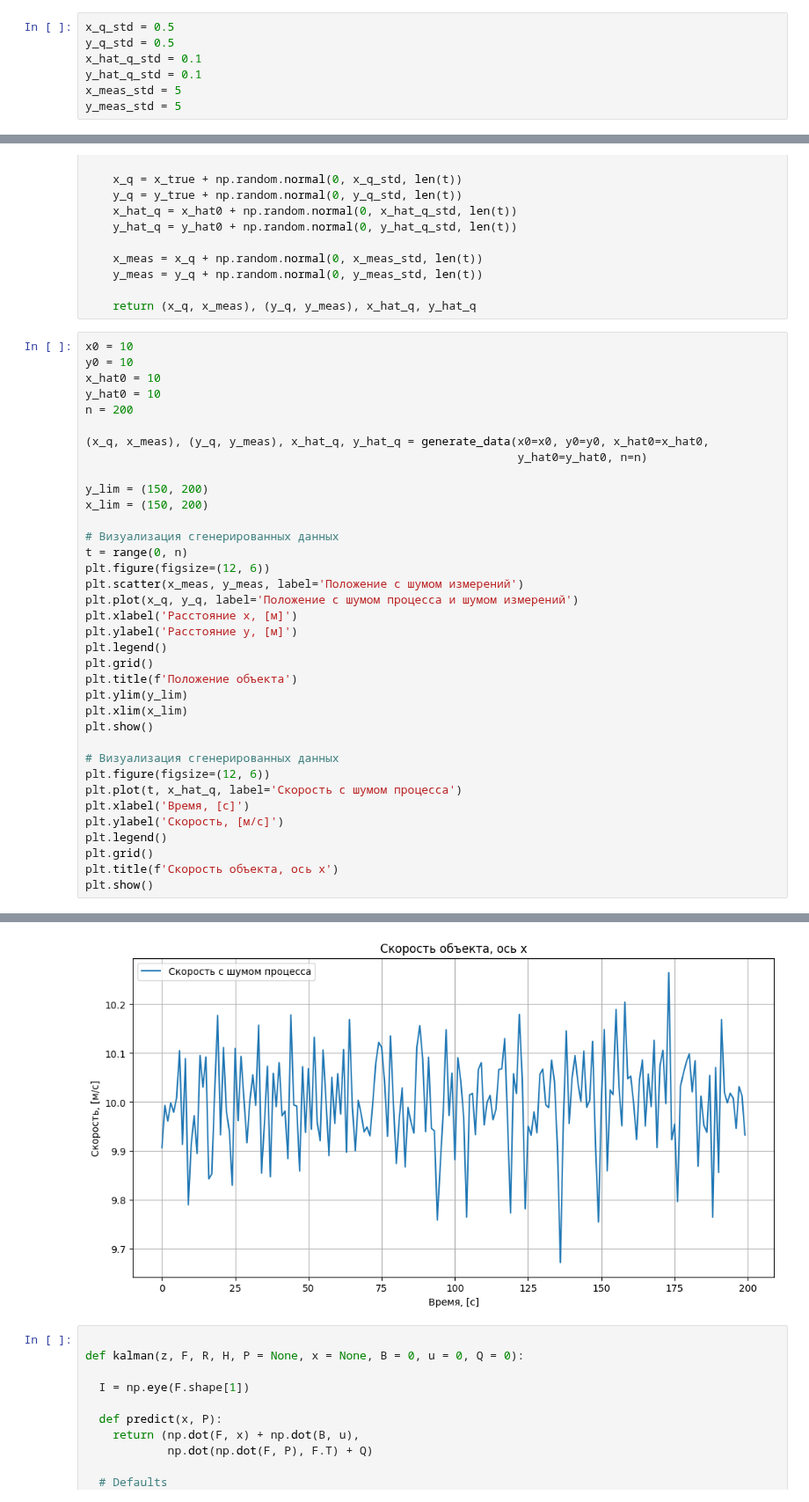
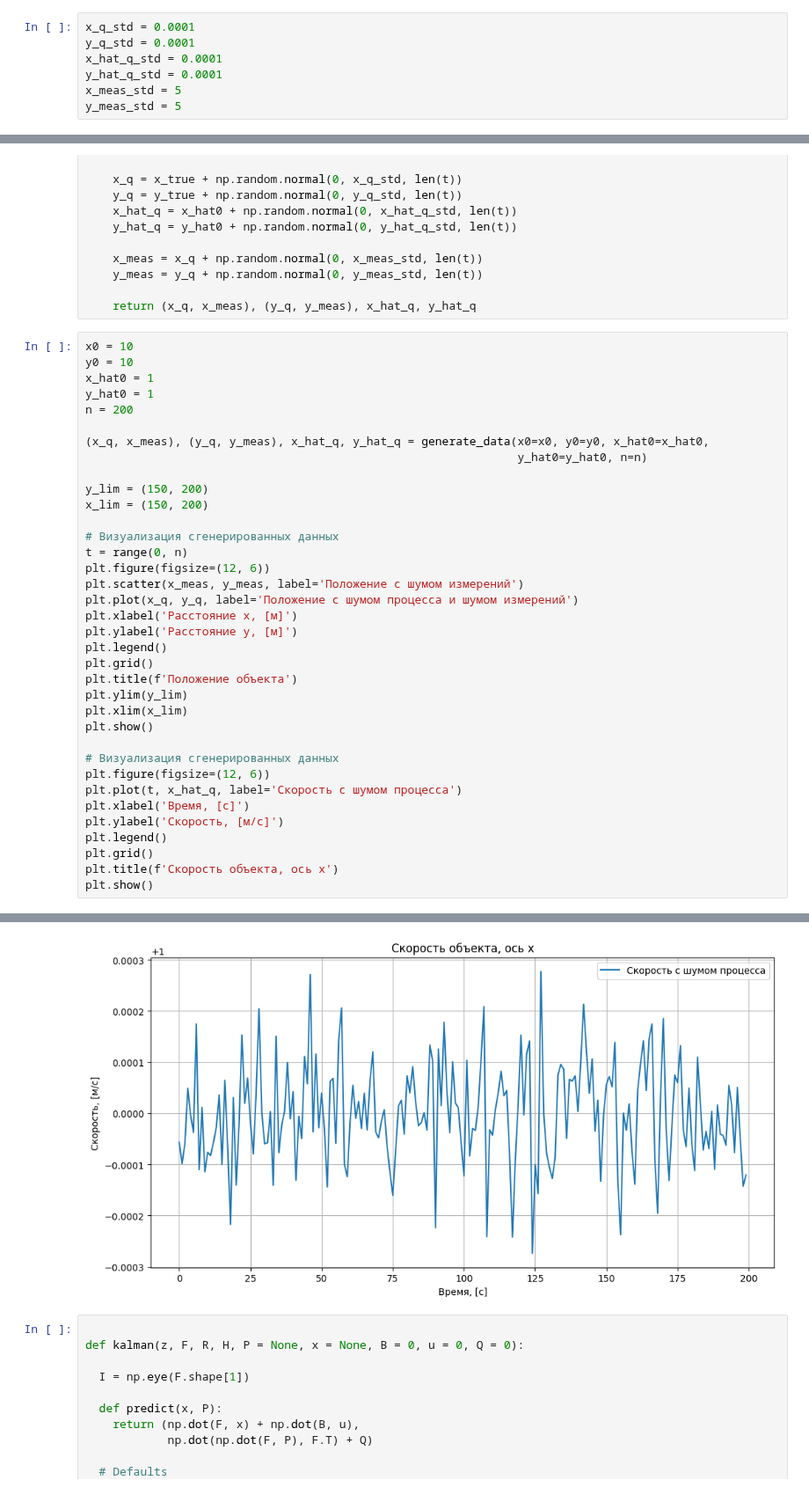
Before and after one commit to BROsandr/modeling_ius, a Jupyter notebook: lab3/lab03.ipynb, the cells around one changed output, grey strips where cells are left out. Shown at 88% size. Drawn from its saved outputs; the diff is of its cells as text.

```diff
--- a/lab3/lab03.ipynb
+++ b/lab3/lab03.ipynb
@@ -31,10 +31,10 @@ from numpy.linalg import inv
 import matplotlib.pyplot as plt
 import scipy
 # %%
-x_q_std = 0.5
-y_q_std = 0.5
-x_hat_q_std = 0.1
-y_hat_q_std = 0.1
+x_q_std = 0.0001
+y_q_std = 0.0001
+x_hat_q_std = 0.0001
+y_hat_q_std = 0.0001
 x_meas_std = 5
 y_meas_std = 5
 # %%
@@ -58,8 +58,8 @@ def generate_data(x0, y0, x_hat0, y_hat0, n):
 # %%
 x0 = 10
 y0 = 10
-x_hat0 = 10
-y_hat0 = 10
+x_hat0 = 1
+y_hat0 = 1
 n = 200
 
 (x_q, x_meas), (y_q, y_meas), x_hat_q, y_hat_q = generate_data(x0=x0, y0=y0, x_hat0=x_hat0,
@@ -96,4 +96,4 @@ plt.show()
-[figure, old version]
+[figure, new version]
 # %%
 
 def kalman(z, F, R, H, P = None, x = None, B = 0, u = 0, Q = 0):
```
Also changed, not shown: parts of 3 cells of this notebook.
